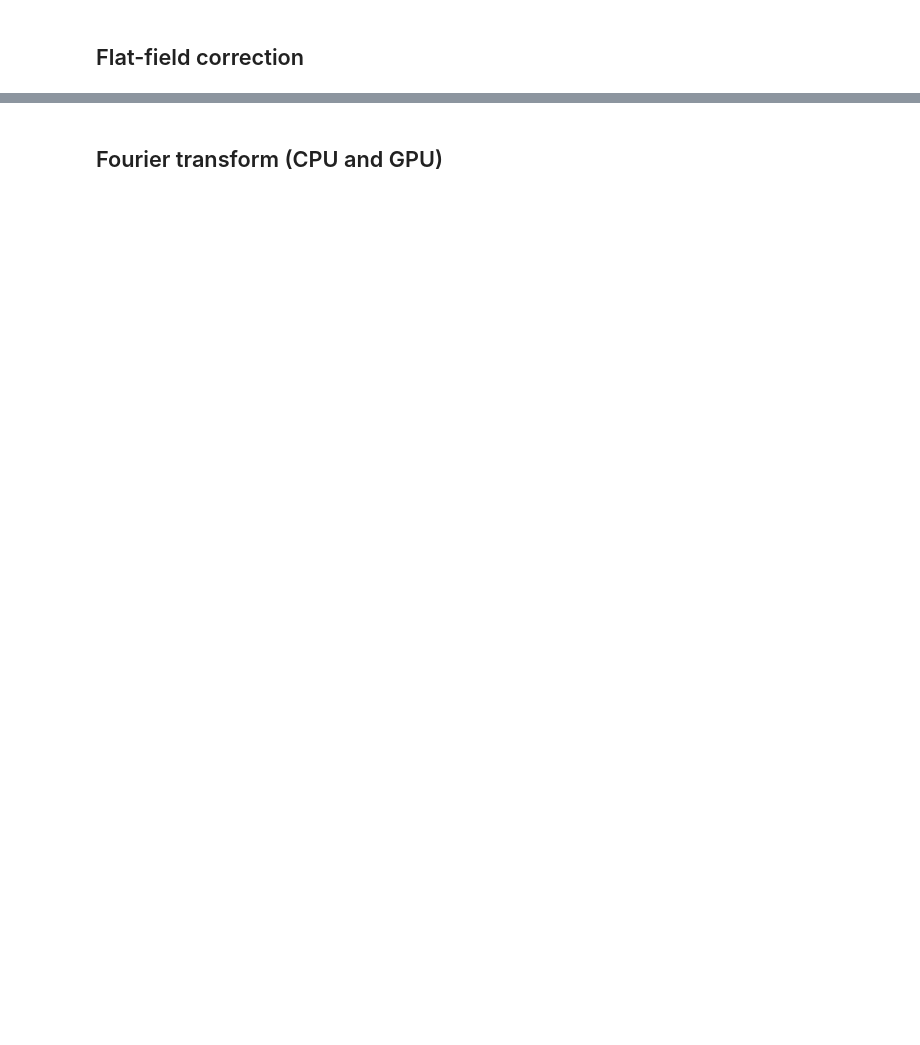
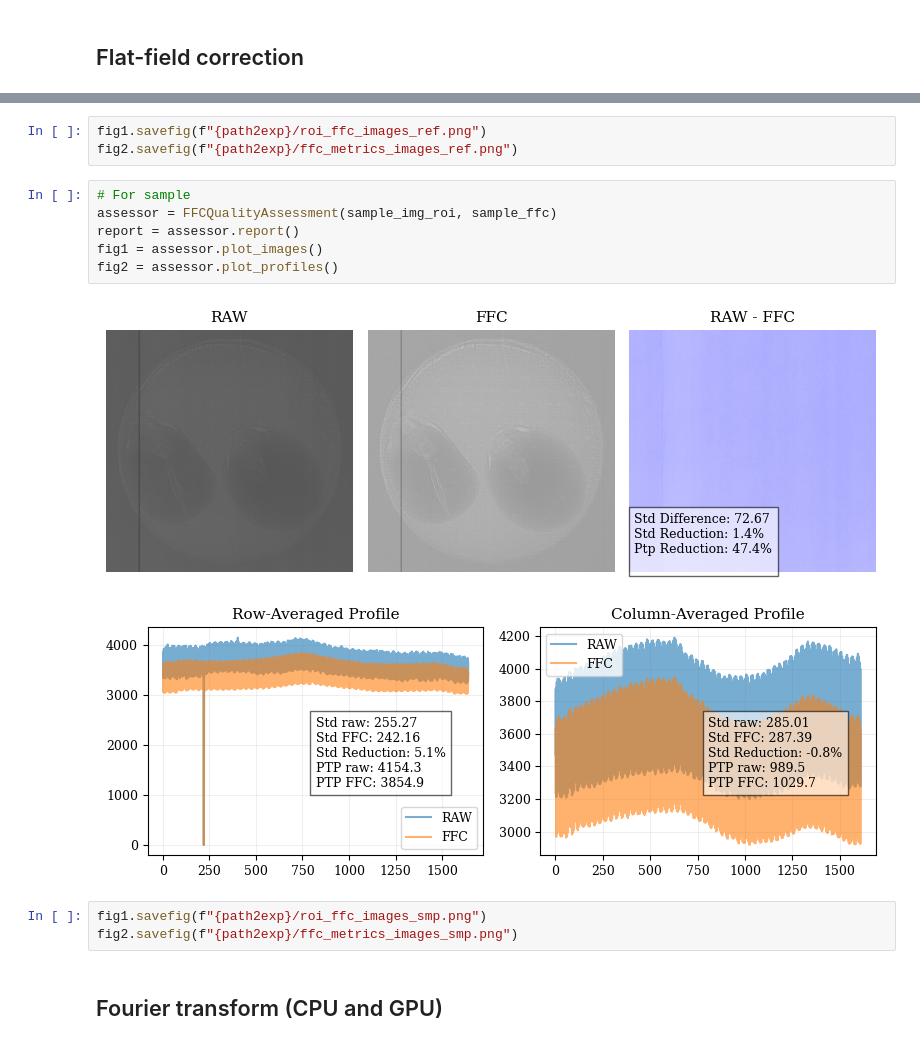
Before and after one commit to JLBeltran-IMAG/shimexpy, a Jupyter notebook: examples/workflow_example.ipynb, the cells around one changed output, grey strips where cells are left out. Saved outputs shown, nothing was run; the diff lists cells and outputs as text; blank space fills up the shorter version.

```diff
--- a/examples/workflow_example.ipynb
+++ b/examples/workflow_example.ipynb
@@ -217,3 +221,18 @@ fig2.tight_layout()
+# %%
+fig1.savefig(f"{path2exp}/roi_ffc_images_ref.png")
+fig2.savefig(f"{path2exp}/ffc_metrics_images_ref.png")
+# %%
+# For sample
+assessor = FFCQualityAssessment(sample_img_roi, sample_ffc)
+report = assessor.report()
+fig1 = assessor.plot_images()
+fig2 = assessor.plot_profiles()
+# %% [output]
+[figure, added]
+[figure, added]
+# %%
+fig1.savefig(f"{path2exp}/roi_ffc_images_smp.png")
+fig2.savefig(f"{path2exp}/ffc_metrics_images_smp.png")
 # %% [markdown]
 ## Fourier transform (CPU and GPU)
 # %%
```
Also changed, not shown: parts of 31 cells of this notebook, 3 other files.
